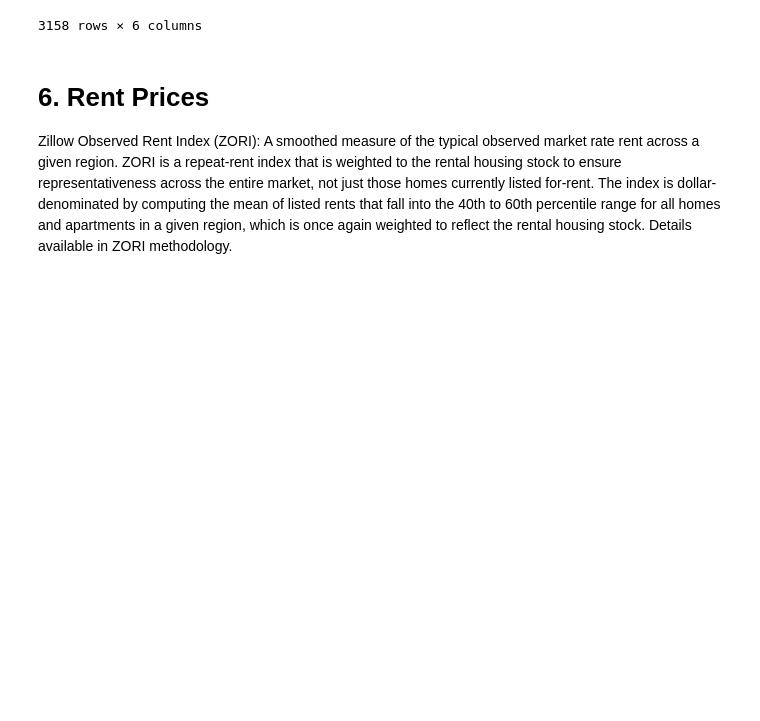
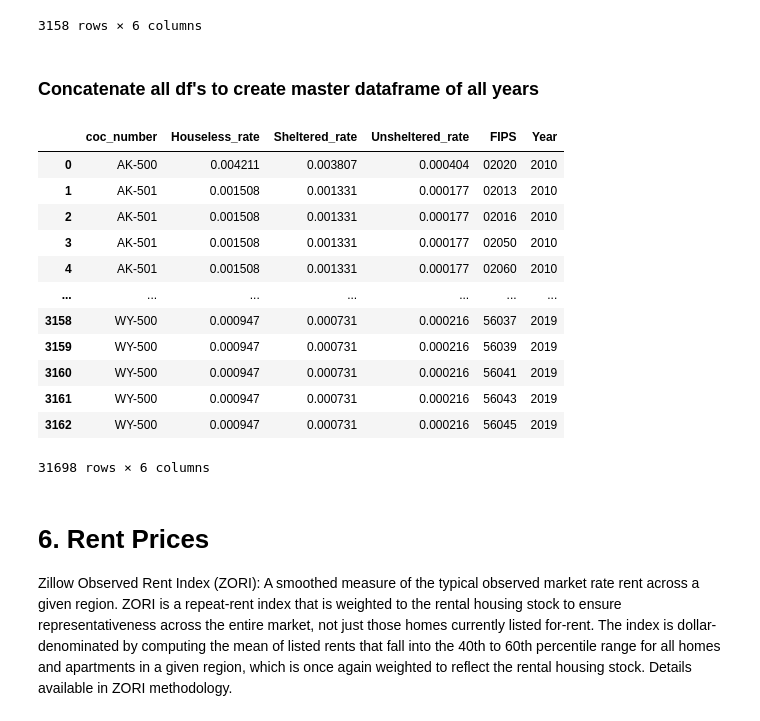
Before and after one commit to khyateed/projecting-food-insecurity, a Jupyter notebook: notebooks/cleaning.ipynb, the cells around one changed output. Drawn from its saved outputs; the diff is of its cells as text; code cells hidden in the pictures; blank space fills up the shorter version.

```diff
--- a/notebooks/cleaning.ipynb
+++ b/notebooks/cleaning.ipynb
@@ -818,6 +853,26 @@ df_houseless_14
 | 3156 | WY-500 | 0.001300 | 0.000966 | 0.000333 | 56043 | 2014 |
 | 3157 | WY-500 | 0.001300 | 0.000966 | 0.000333 | 56045 | 2014 |
 3158 rows × 6 columns
+# %% [markdown]
+### Concatenate all df's to create master dataframe of all years
+# %%
+df_houseless = pd.concat([df_houseless_10, df_houseless_11,df_houseless_12,df_houseless_13,df_houseless_14,df_houseless_15,
+          df_houseless_16,df_houseless_17,df_houseless_18,df_houseless_19])
+df_houseless
+# %% [output]
+|  | coc_number | Houseless_rate | Sheltered_rate | Unsheltered_rate | FIPS | Year |
+| 0 | AK-500 | 0.004211 | 0.003807 | 0.000404 | 02020 | 2010 |
+| 1 | AK-501 | 0.001508 | 0.001331 | 0.000177 | 02013 | 2010 |
+| 2 | AK-501 | 0.001508 | 0.001331 | 0.000177 | 02016 | 2010 |
+| 3 | AK-501 | 0.001508 | 0.001331 | 0.000177 | 02050 | 2010 |
+| 4 | AK-501 | 0.001508 | 0.001331 | 0.000177 | 02060 | 2010 |
+| ... | ... | ... | ... | ... | ... | ... |
+| 3158 | WY-500 | 0.000947 | 0.000731 | 0.000216 | 56037 | 2019 |
+| 3159 | WY-500 | 0.000947 | 0.000731 | 0.000216 | 56039 | 2019 |
+| 3160 | WY-500 | 0.000947 | 0.000731 | 0.000216 | 56041 | 2019 |
+| 3161 | WY-500 | 0.000947 | 0.000731 | 0.000216 | 56043 | 2019 |
+| 3162 | WY-500 | 0.000947 | 0.000731 | 0.000216 | 56045 | 2019 |
+31698 rows × 6 columns
 # %% [markdown]
 # 6. Rent Prices
 Zillow Observed Rent Index (ZORI): A smoothed measure of the typical observed market rate rent across a given region. ZORI is a repeat-rent index that is weighted to the rental housing stock to ensure representativeness across the entire market, not just those homes currently listed for-rent. The index is dollar-denominated by computing the mean of listed rents that fall into the 40th to 60th percentile range for all homes and apartments in a given region, which is once again weighted to reflect the rental housing stock. Details available in ZORI methodology.
```
Also changed, not shown: parts of 27 cells of this notebook.
